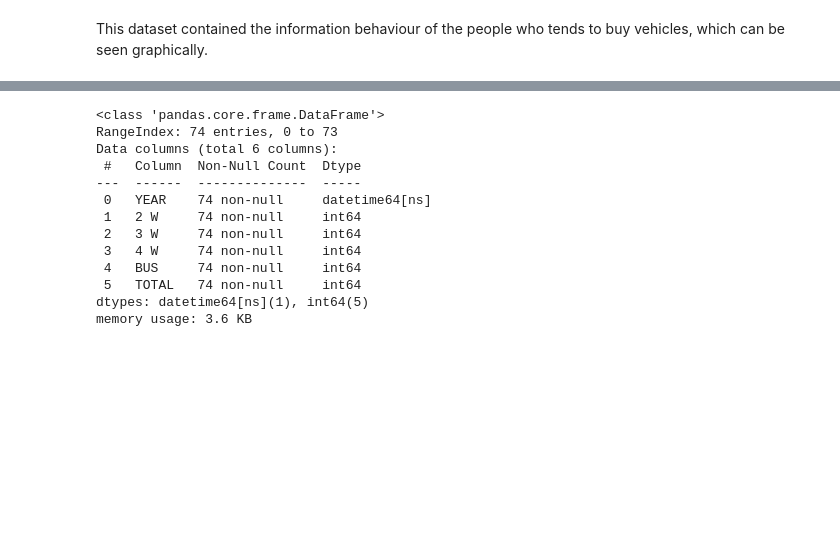
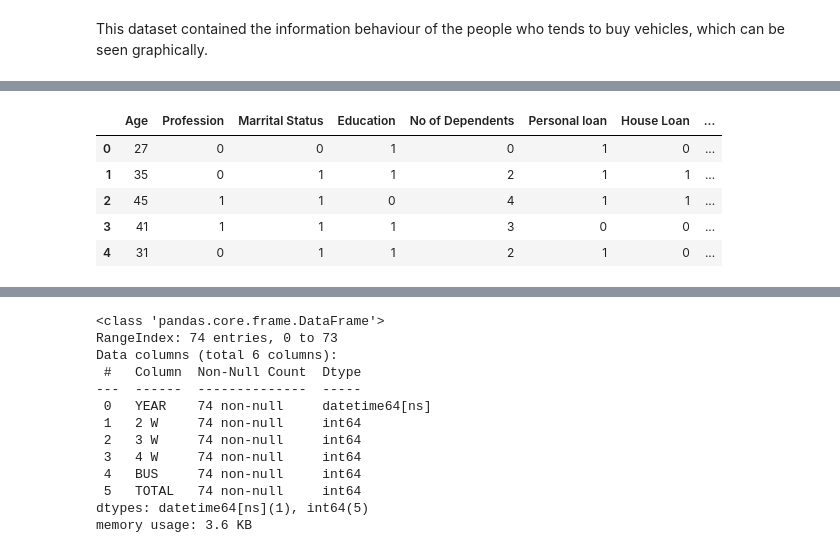
Before and after one commit to sree-hari-s/EV-Market-Segmentation, a Jupyter notebook: EV_Market_Analysis.ipynb, the cells around one changed output, grey strips where cells are left out. Cells and saved outputs as stored; diff of their text form; code cells hidden in the pictures; blank space fills up the shorter version.

```diff
--- a/EV_Market_Analysis.ipynb
+++ b/EV_Market_Analysis.ipynb
@@ -262,0 +291,12 @@ This dataset contained the information behaviour of the people who tends to buy
+# %%
+obj_df = X.replace(encoding)
+df_x=obj_df.iloc[:, :13]
+df_x.isna().sum()
+obj_df.head()
+# %% [output]
+|  | Age | Profession | Marrital Status | Education | No of Dependents | Personal loan | House Loan | ... |
+| 0 | 27 | 0 | 0 | 1 | 0 | 1 | 0 | ... |
+| 1 | 35 | 0 | 1 | 1 | 2 | 1 | 1 | ... |
+| 2 | 45 | 1 | 1 | 0 | 4 | 1 | 1 | ... |
+| 3 | 41 | 1 | 1 | 1 | 3 | 0 | 0 | ... |
+| 4 | 31 | 0 | 1 | 1 | 2 | 1 | 0 | ... |
```
Also changed, not shown: parts of 13 cells of this notebook.
